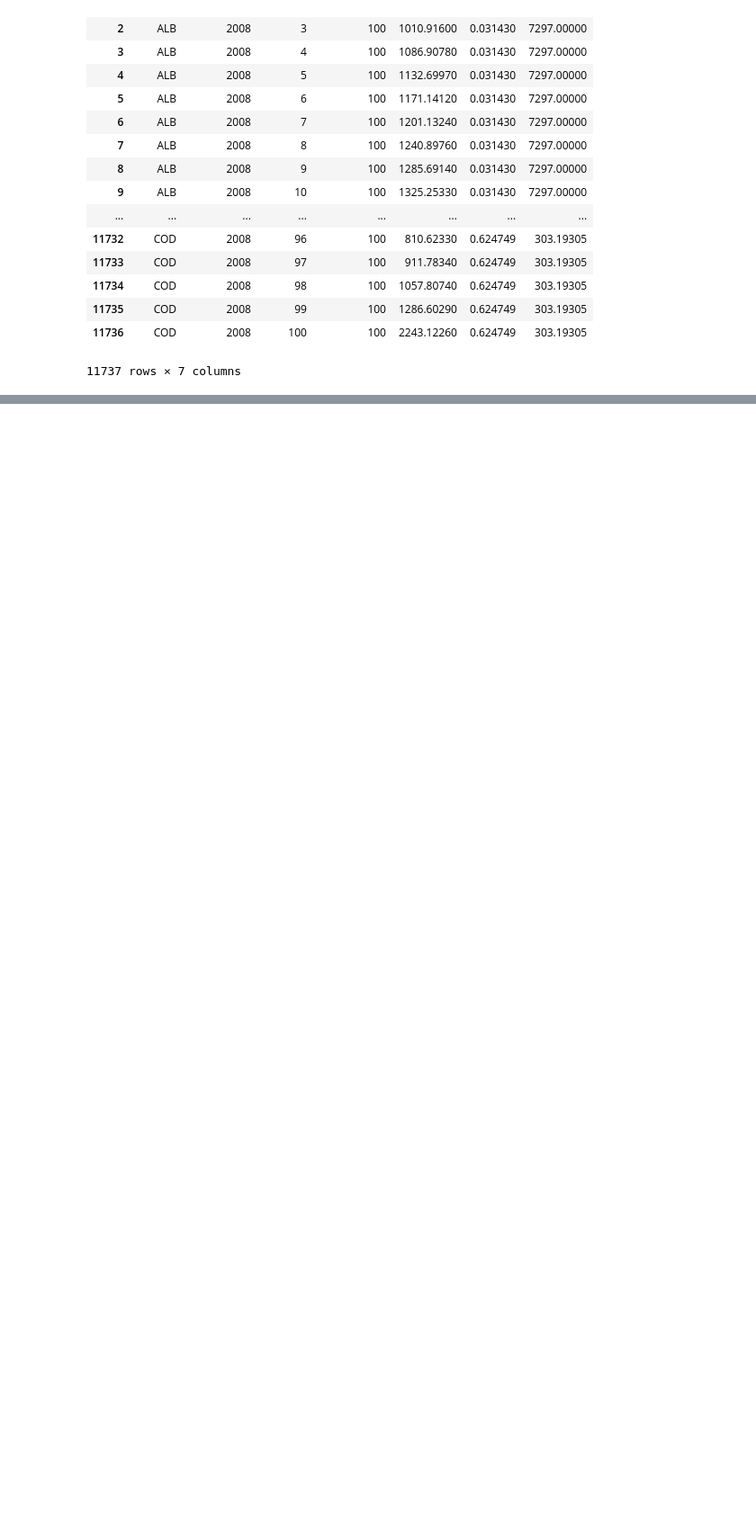
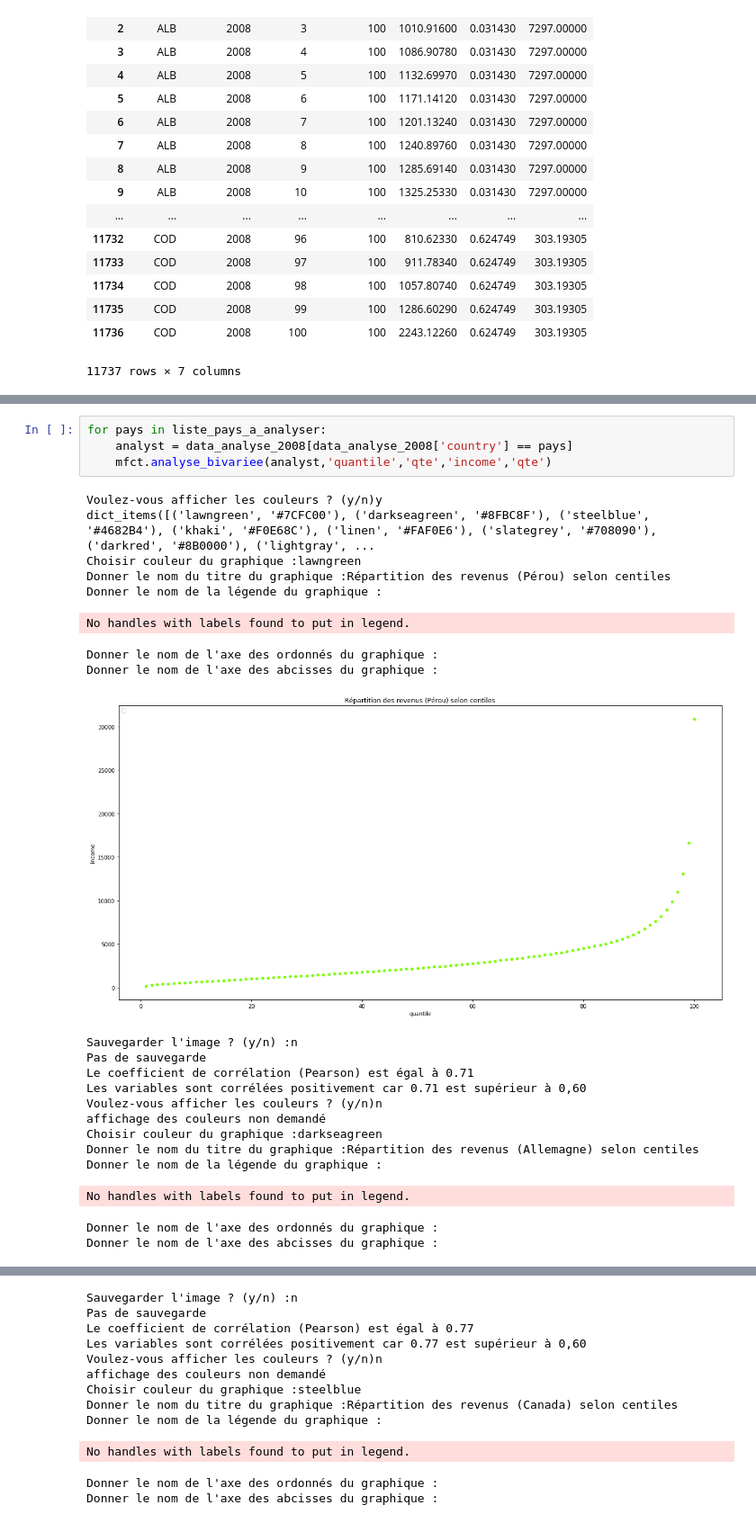
Before and after one commit to Silvock/project_7_income_predict, a Jupyter notebook: notebook/Exercice.ipynb, the cells around one changed output, grey strips where cells are left out. Shown at 90% size. Saved outputs shown, nothing was run; the diff lists cells and outputs as text; blank space fills up the shorter version.

```diff
--- a/notebook/Exercice.ipynb
+++ b/notebook/Exercice.ipynb
@@ -27,0 +281,26 @@ data
+# %%
+for pays in liste_pays_a_analyser:
+    analyst = data_analyse_2008[data_analyse_2008['country'] == pays]
+    mfct.analyse_bivariee(analyst,'quantile','qte','income','qte')
+# %% [output]
+Voulez-vous afficher les couleurs ? (y/n)y
+dict_items([('lawngreen', '#7CFC00'), ('darkseagreen', '#8FBC8F'), ('steelblue', '#4682B4'), ('khaki', '#F0E68C'), ('linen', '#FAF0E6'), ('slategrey', '#708090'), ('darkred', '#8B0000'), ('lightgray', ...
+Choisir couleur du graphique :lawngreen
+Donner le nom du titre du graphique :Répartition des revenus (Pérou) selon centiles
+Donner le nom de la légende du graphique :
+No handles with labels found to put in legend.
+Donner le nom de l'axe des ordonnés du graphique :
+Donner le nom de l'axe des abcisses du graphique :
+[figure, added]
+Sauvegarder l'image ? (y/n) :n
+Pas de sauvegarde
+Le coefficient de corrélation (Pearson) est égal à 0.71
+Les variables sont corrélées positivement car 0.71 est supérieur à 0,60
+Voulez-vous afficher les couleurs ? (y/n)n
+affichage des couleurs non demandé
+Choisir couleur du graphique :darkseagreen
+Donner le nom du titre du graphique :Répartition des revenus (Allemagne) selon centiles
+Donner le nom de la légende du graphique :
+No handles with labels found to put in legend.
+Donner le nom de l'axe des ordonnés du graphique :
+Donner le nom de l'axe des abcisses du graphique :
@@ -27,0 +308,12 @@ data
+Sauvegarder l'image ? (y/n) :n
+Pas de sauvegarde
+Le coefficient de corrélation (Pearson) est égal à 0.77
+Les variables sont corrélées positivement car 0.77 est supérieur à 0,60
+Voulez-vous afficher les couleurs ? (y/n)n
+affichage des couleurs non demandé
+Choisir couleur du graphique :steelblue
+Donner le nom du titre du graphique :Répartition des revenus (Canada) selon centiles
+Donner le nom de la légende du graphique :
+No handles with labels found to put in legend.
+Donner le nom de l'axe des ordonnés du graphique :
+Donner le nom de l'axe des abcisses du graphique :
```
Also changed, not shown: parts of 36 cells of this notebook, 2 other files.
